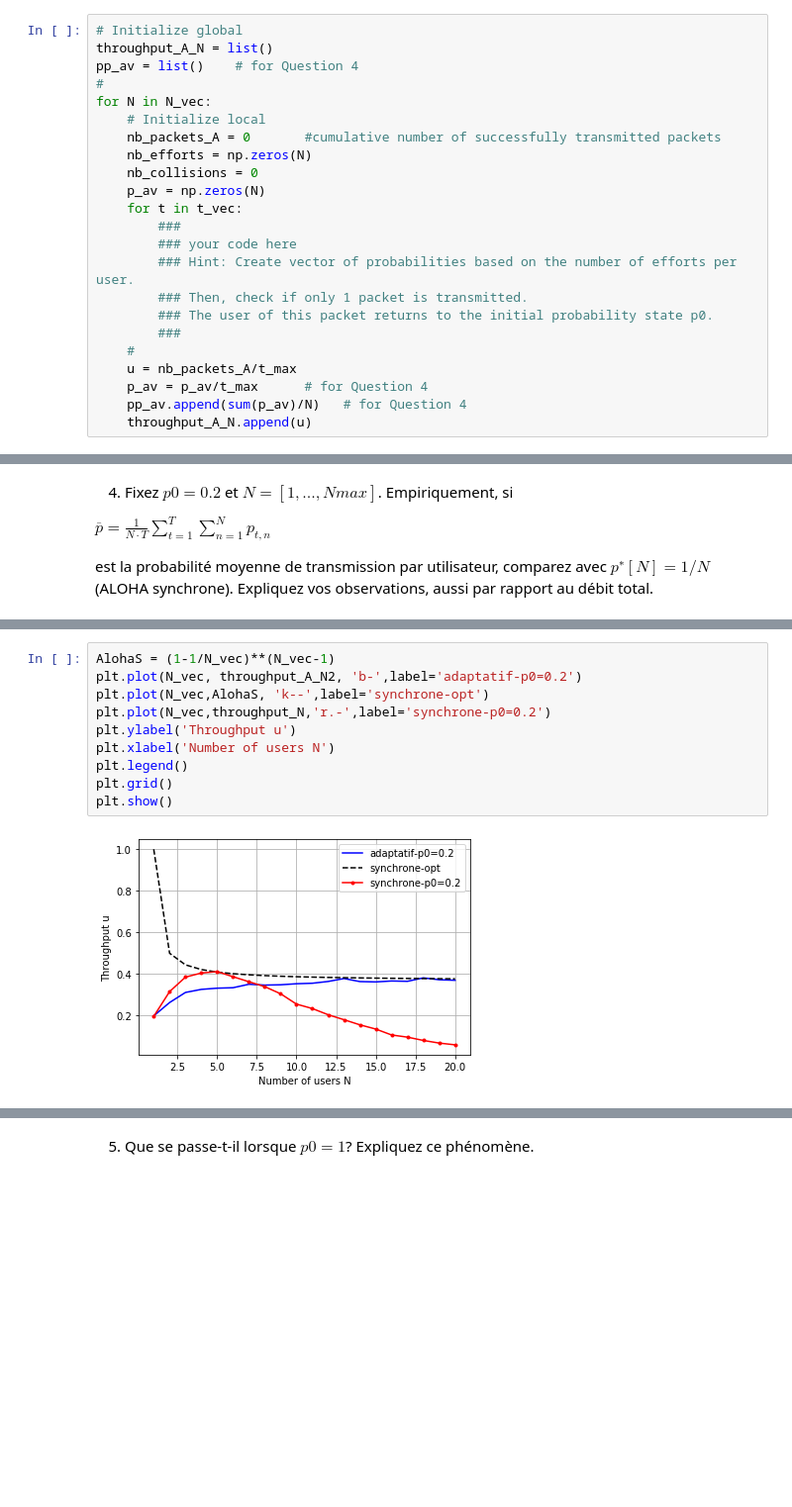
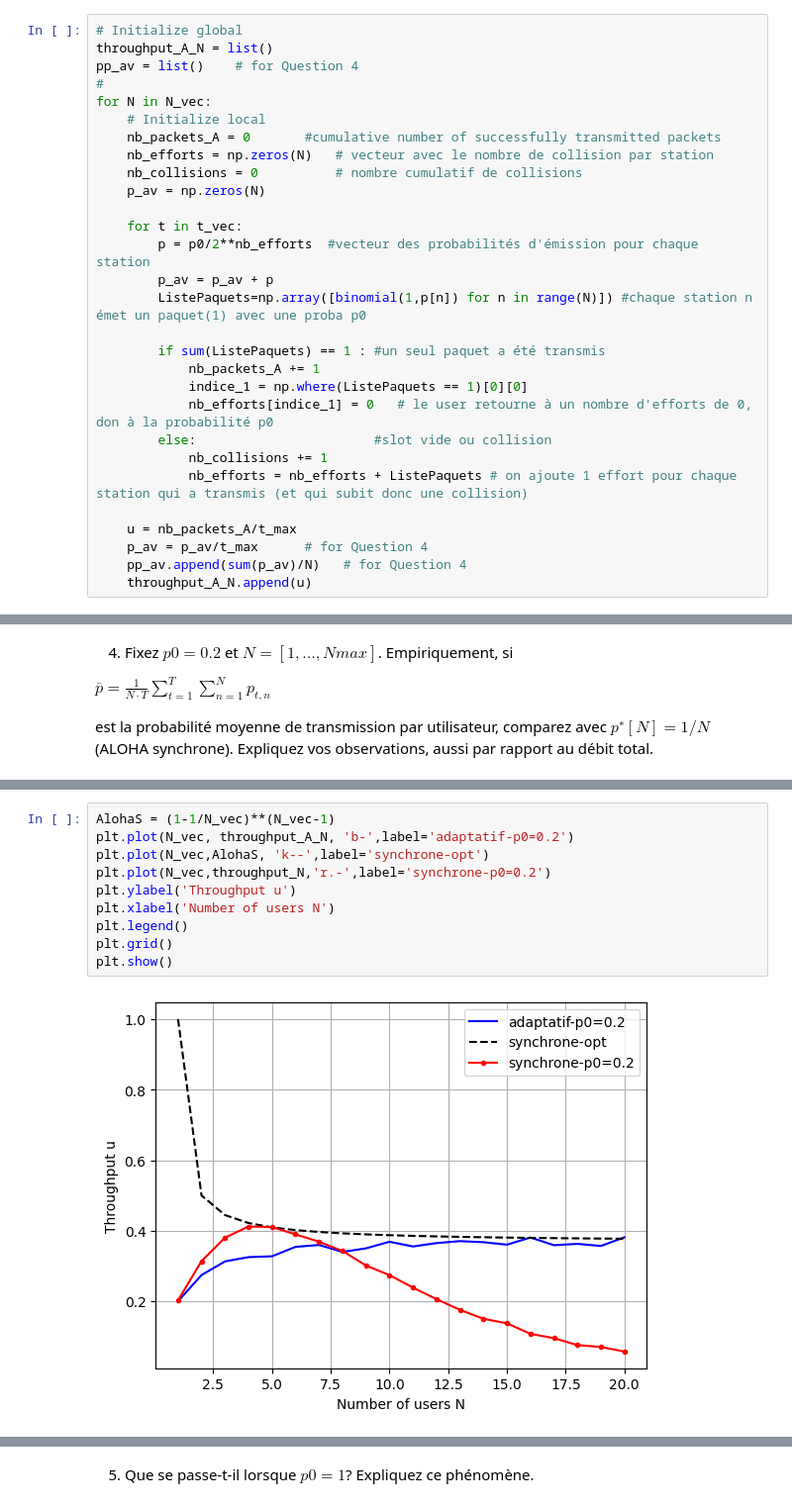
Before and after one commit to blaisehuber/TP-Acces-et-ordonnancement, a Jupyter notebook: TELECOM204_aloha_Student.ipynb, the cells around one changed output, grey strips where cells are left out. Shown at 99% size. Saved outputs shown, nothing was run; the diff lists cells and outputs as text; blank space fills up the shorter version.

```diff
--- a/TELECOM204_aloha_Student.ipynb
+++ b/TELECOM204_aloha_Student.ipynb
@@ -241,17 +241,23 @@ pp_av = list()    # for Question 4
 for N in N_vec:
     # Initialize local
     nb_packets_A = 0       #cumulative number of successfully transmitted packets
-    nb_efforts = np.zeros(N)
-    nb_collisions = 0
+    nb_efforts = np.zeros(N)   # vecteur avec le nombre de collision par station
+    nb_collisions = 0          # nombre cumulatif de collisions
     p_av = np.zeros(N)
+
     for t in t_vec:
-        ###
-        ### your code here
-        ### Hint: Create vector of probabilities based on the number of efforts per user.
-        ### Then, check if only 1 packet is transmitted.
-        ### The user of this packet returns to the initial probability state p0.
-        ###
-    #
+        p = p0/2**nb_efforts  #vecteur des probabilités d'émission pour chaque station
+        p_av = p_av + p
+        ListePaquets=np.array([binomial(1,p[n]) for n in range(N)]) #chaque station n émet un paquet(1) avec une proba p0
+
+        if sum(ListePaquets) == 1 : #un seul paquet a été transmis
+            nb_packets_A += 1
+            indice_1 = np.where(ListePaquets == 1)[0][0]
+            nb_efforts[indice_1] = 0   # le user retourne à un nombre d'efforts de 0, don à la probabilité p0
+        else:                       #slot vide ou collision
+            nb_collisions += 1
+            nb_efforts = nb_efforts + ListePaquets # on ajoute 1 effort pour chaque station qui a transmis (et qui subit donc une collision)
+
     u = nb_packets_A/t_max
     p_av = p_av/t_max      # for Question 4
     pp_av.append(sum(p_av)/N)   # for Question 4
@@ -289,12 +317,12 @@ plt.show()
 # %%
 AlohaS = (1-1/N_vec)**(N_vec-1)
-plt.plot(N_vec, throughput_A_N2, 'b-',label='adaptatif-p0=0.2')
+plt.plot(N_vec, throughput_A_N, 'b-',label='adaptatif-p0=0.2')
 plt.plot(N_vec,AlohaS, 'k--',label='synchrone-opt')
 plt.plot(N_vec,throughput_N,'r.-',label='synchrone-p0=0.2')
 plt.ylabel('Throughput u')
 plt.xlabel('Number of users N')
 plt.legend()
 plt.grid()
 plt.show()
 # %% [output]
-[figure, old version]
+[figure, new version]
```
Also changed, not shown: parts of 22 cells of this notebook.
